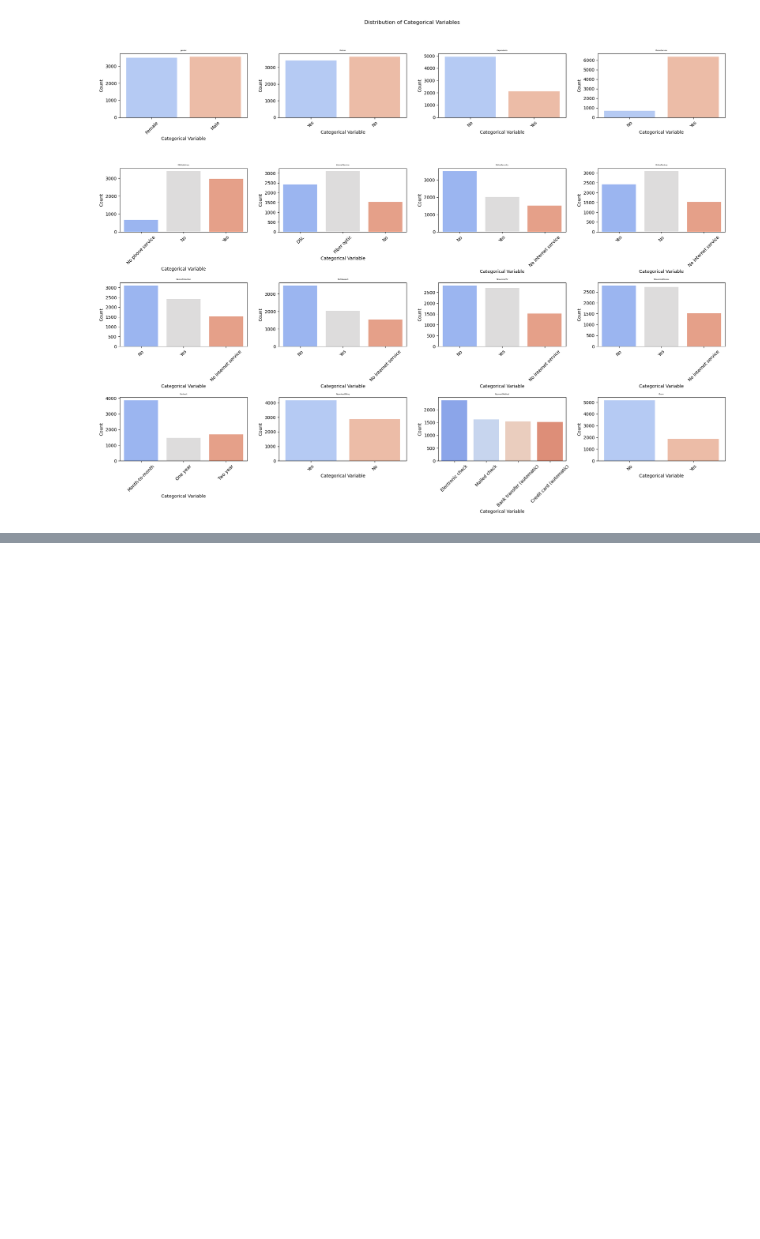
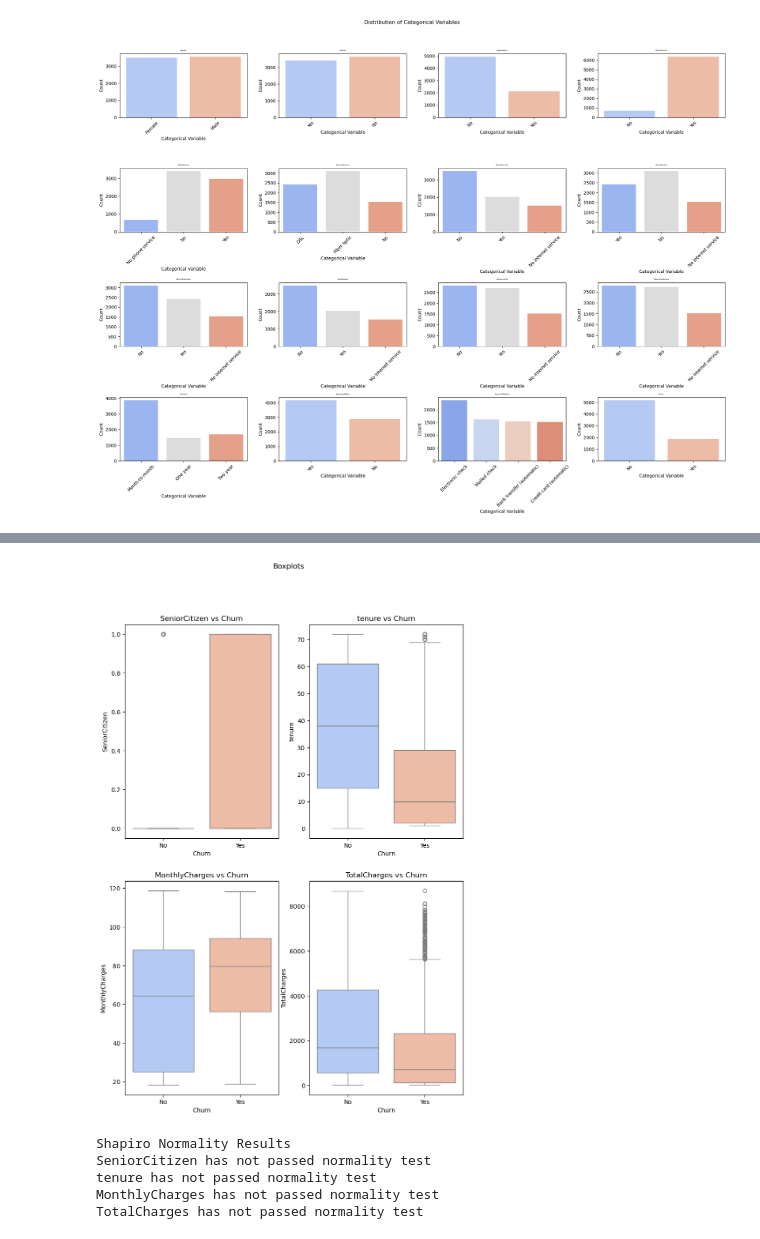
Before and after one commit to manishbhatia7/ML-Projects, a Jupyter notebook: Public Datasets/Customer Churn Prediction Telecom Services/notebook.ipynb, the cells around one changed output, grey strips where cells are left out. Drawn from its saved outputs; the diff is of its cells as text; code cells hidden in the pictures; blank space fills up the shorter version.

```diff
--- a/Public Datasets/Customer Churn Prediction Telecom Services/notebook.ipynb
+++ b/Public Datasets/Customer Churn Prediction Telecom Services/notebook.ipynb
@@ -122,0 +159,26 @@ plt.show()
+# %%
+fig,axes=plt.subplots(2,2,figsize=(10,14))
+fig.suptitle('Boxplots')
+axes=axes.flatten()
+for i,col in enumerate(data[numerical_cols[:4]]):
+    sns.boxplot(x=data["Churn"],y=data[col],ax=axes[i],palette="coolwarm")
+    axes[i].set_title(f"{col} vs Churn",fontsize=12)
+    axes[i].set_xlabel("Churn")
+    axes[i].set_ylabel(col)
+plt.show()
+# %% [output]
+[figure, added]
+# %%
+print("Shapiro Normality Results")
+for col in numerical_cols:
+    stat,p=scipy.stats.shapiro(data[numerical_cols].dropna())
+    if p > 0.05:
+        print(f"{col} has passed normality test")
+    else:
+        print(f"{col} has not passed normality test")
+# %% [output]
+Shapiro Normality Results
+SeniorCitizen has not passed normality test
+tenure has not passed normality test
+MonthlyCharges has not passed normality test
+TotalCharges has not passed normality test
```
Also changed, not shown: parts of 12 cells of this notebook, 1 other file.
